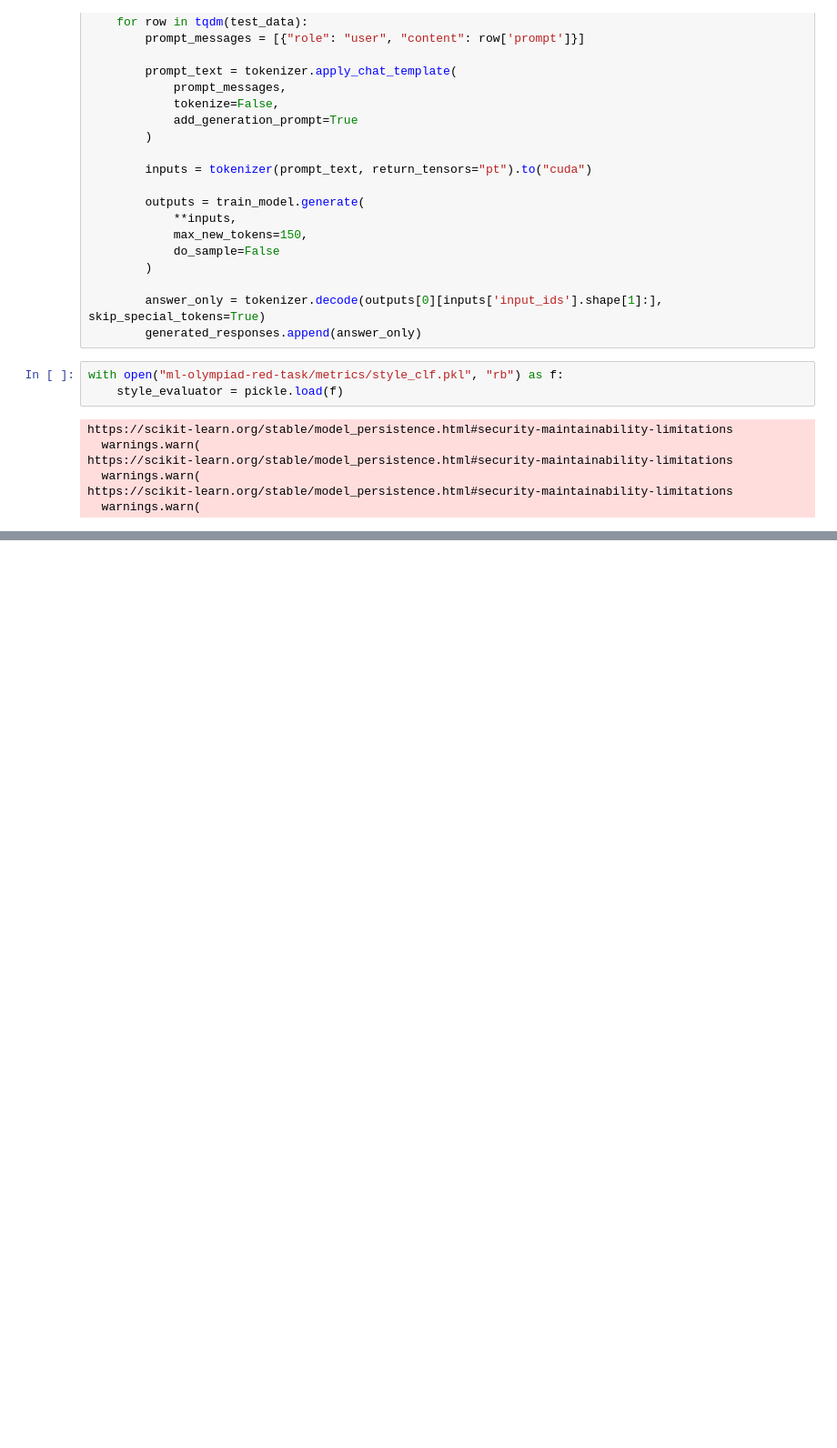
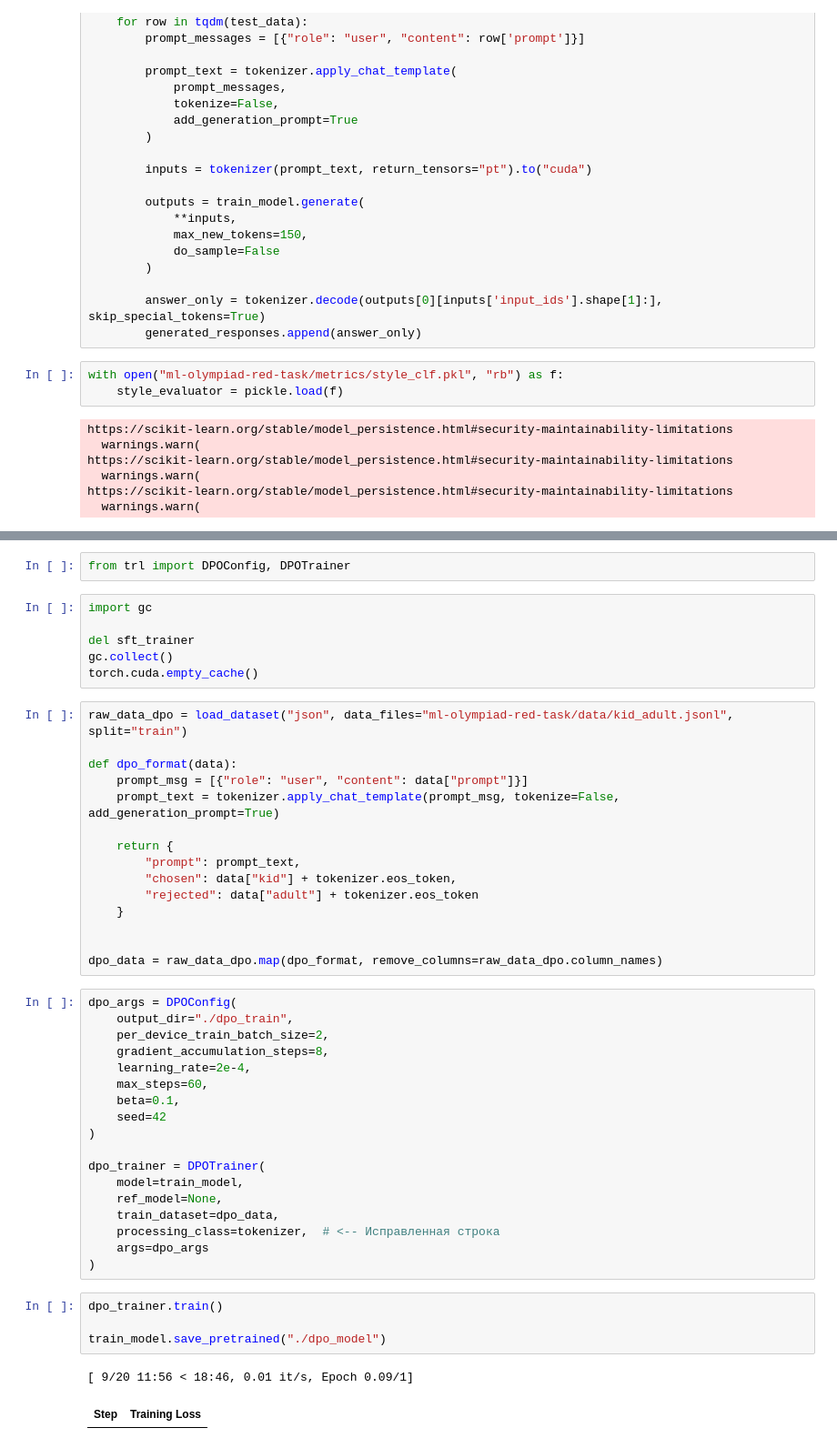
Before and after one commit to KirDesktop/KirillCUScholarshipAIRED, a Jupyter notebook: KirillCUAIred.ipynb, the cells around one changed output, grey strips where cells are left out. Shown at 91% size. Cells and saved outputs as stored; diff of their text form; blank space fills up the shorter version.

Commit message:
train задание 2

```diff
--- a/KirillCUAIred.ipynb
+++ b/KirillCUAIred.ipynb
@@ -183,0 +186,48 @@ P_simple: 0.6806631504137226
+# %%
+from trl import DPOConfig, DPOTrainer
+# %%
+import gc
+
+del sft_trainer
+gc.collect()
+torch.cuda.empty_cache()
+# %%
+raw_data_dpo = load_dataset("json", data_files="ml-olympiad-red-task/data/kid_adult.jsonl", split="train")
+
+def dpo_format(data):
+    prompt_msg = [{"role": "user", "content": data["prompt"]}]
+    prompt_text = tokenizer.apply_chat_template(prompt_msg, tokenize=False, add_generation_prompt=True)
+
+    return {
+        "prompt": prompt_text,
+        "chosen": data["kid"] + tokenizer.eos_token,
+        "rejected": data["adult"] + tokenizer.eos_token
+    }
+
+
+dpo_data = raw_data_dpo.map(dpo_format, remove_columns=raw_data_dpo.column_names)
+# %%
+dpo_args = DPOConfig(
+    output_dir="./dpo_train",
+    per_device_train_batch_size=2,
+    gradient_accumulation_steps=8,
+    learning_rate=2e-4,
+    max_steps=60,
+    beta=0.1,
+    seed=42
+)
+
+dpo_trainer = DPOTrainer(
+    model=train_model,
+    ref_model=None,
+    train_dataset=dpo_data,
+    processing_class=tokenizer,  # <-- Исправленная строка
+    args=dpo_args
+)
+# %%
+dpo_trainer.train()
+
+train_model.save_pretrained("./dpo_model")
+# %% [output]
+[ 9/20 11:56 < 18:46, 0.01 it/s, Epoch 0.09/1]
+| Step | Training Loss |
```
Also changed, not shown: parts of 10 cells of this notebook.
